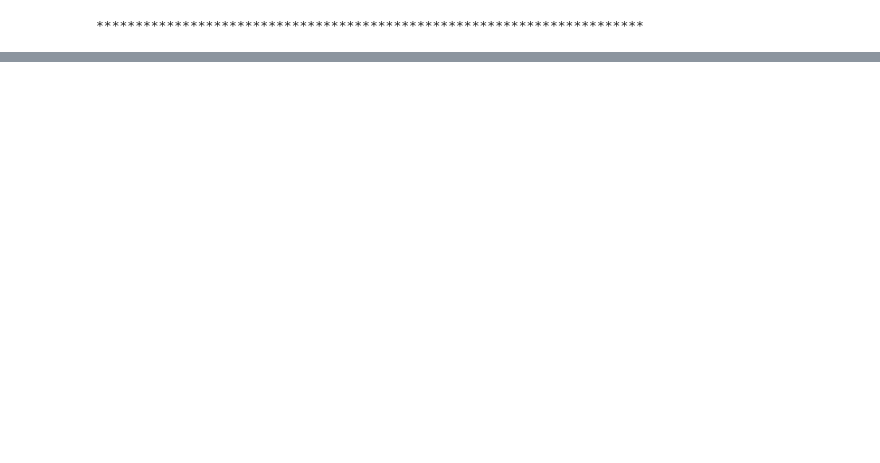
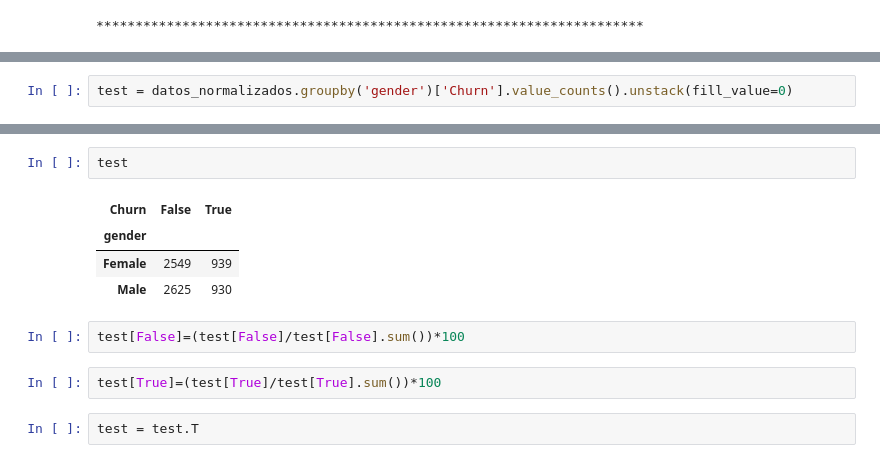
Before and after one commit to MiguelFigueroa02/Challenge_Telecom_X_Evasion_Clientes, a Jupyter notebook: telecomx_latam.ipynb, the cells around one changed output, grey strips where cells are left out. Cells and saved outputs as stored; diff of their text form; blank space fills up the shorter version.

```diff
--- a/telecomx_latam.ipynb
+++ b/telecomx_latam.ipynb
@@ -764,0 +787,2 @@ Name: Cuentas_diarias, dtype: float64
+# %%
+test = datos_normalizados.groupby('gender')['Churn'].value_counts().unstack(fill_value=0)
@@ -764,0 +801,13 @@ Name: Cuentas_diarias, dtype: float64
+# %%
+test
+# %% [output]
+| Churn | False | True |
+| gender |  |  |
+| Female | 2549 | 939 |
+| Male | 2625 | 930 |
+# %%
+test[False]=(test[False]/test[False].sum())*100
+# %%
+test[True]=(test[True]/test[True].sum())*100
+# %%
+test = test.T
```
Also changed, not shown: parts of 8 cells of this notebook.
